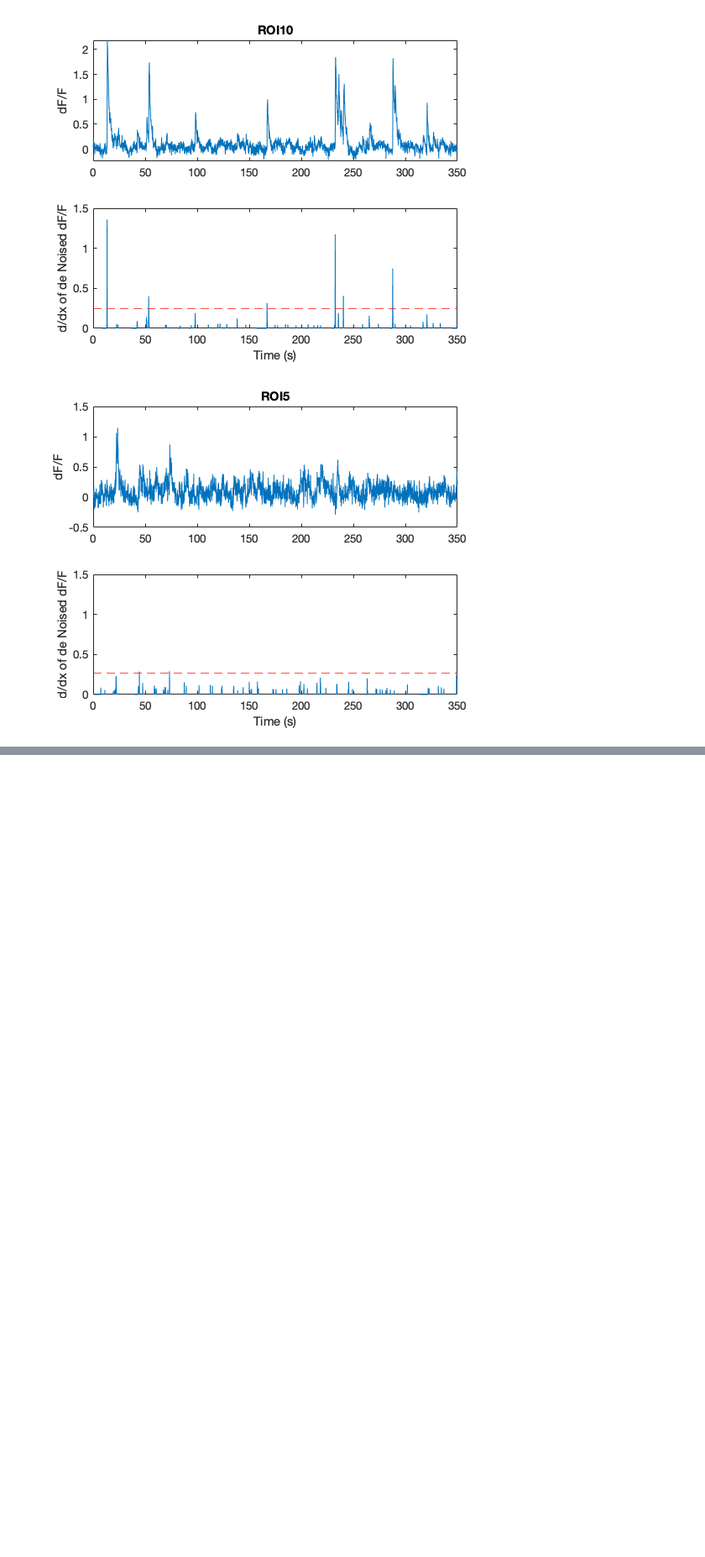
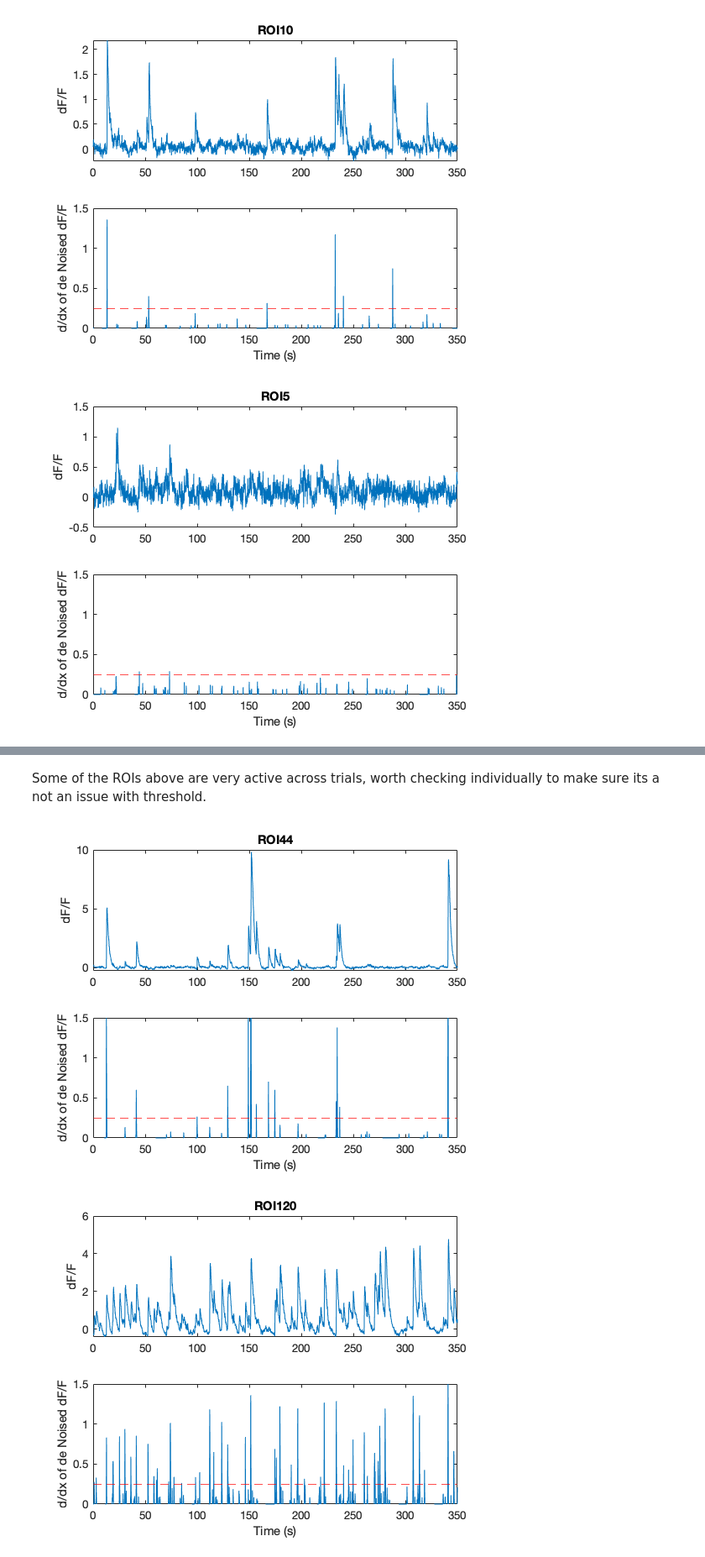
Before and after one commit to neurogomez/neural_ensemble_identification, a Jupyter notebook: SpikeInference.ipynb, the cells around one changed output, grey strips where cells are left out. Shown: that part at 84% size. Drawn from its saved outputs; the diff is of its cells as text; code cells hidden in the pictures; blank space fills up the shorter version.

```diff
--- a/SpikeInference.ipynb
+++ b/SpikeInference.ipynb
@@ -54,0 +89,12 @@ plot_thrld(data, frameRate,5, 0.25)
+# %% [markdown]
+Some of the ROIs above are very active across trials, worth checking individually to make sure its a not an issue with threshold.
+# %%
+roi2check = [44,120,132,136,190];
+
+for roi = 1:length(roi2check)
+    figure(roi)
+    plot_thrld(data, frameRate,roi2check(roi), 0.25)
+end
+# %% [output]
+[figure, added]
+[figure, added]
```
Also changed, not shown: parts of 13 cells of this notebook, 8 other files.
